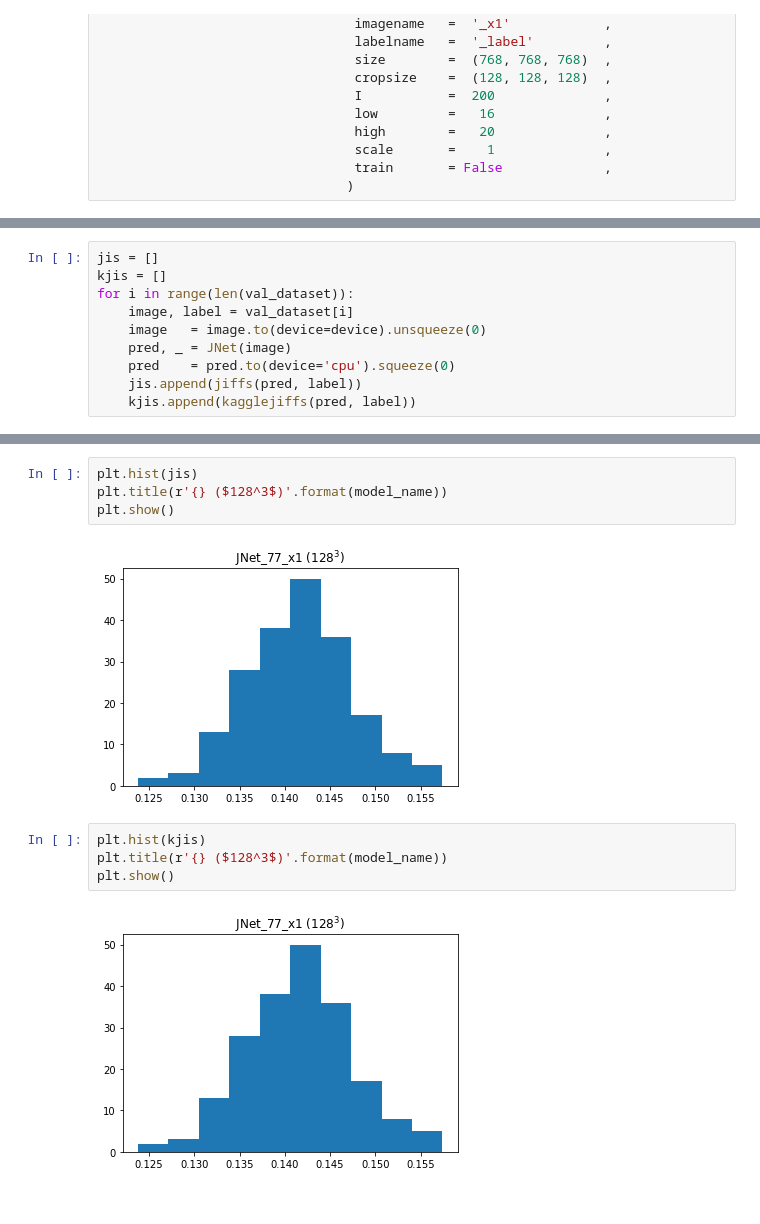
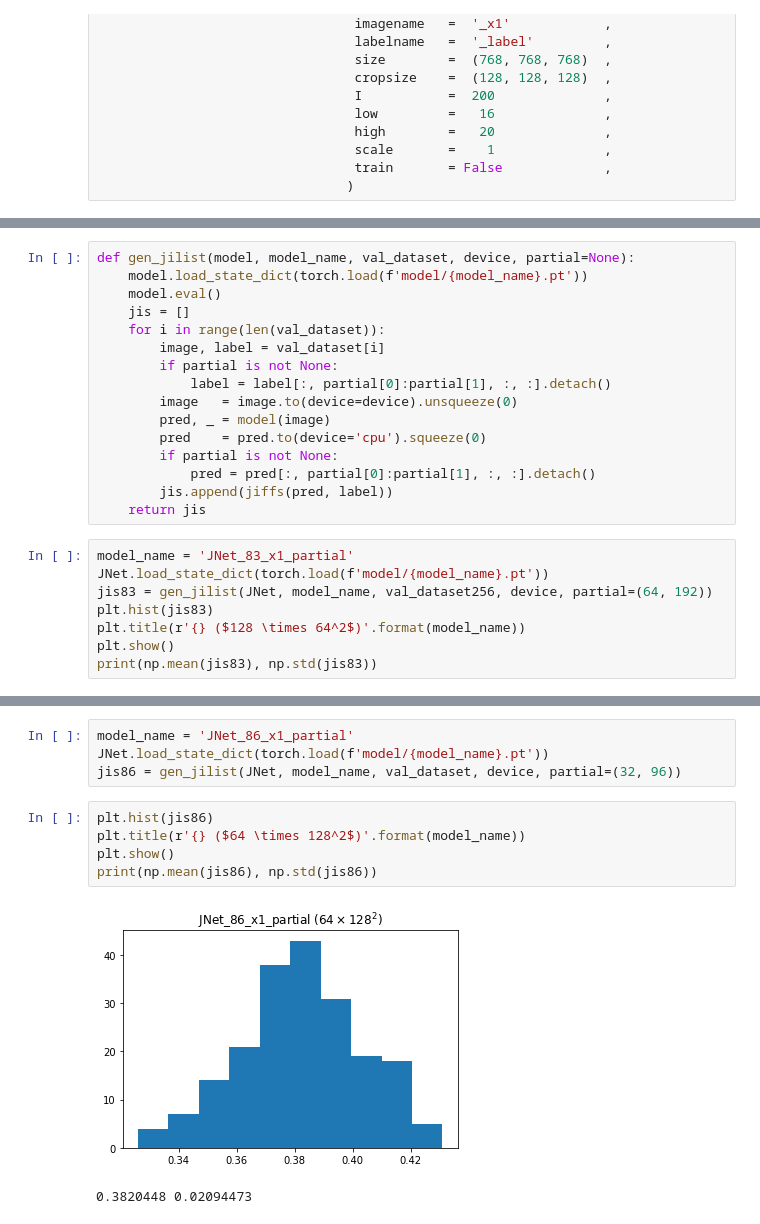
Before and after one commit to HaLU-9000/JNet, a Jupyter notebook: evaluations.ipynb, the cells around one changed output, grey strips where cells are left out. Cells and saved outputs as stored; diff of their text form.

```diff
--- a/evaluations.ipynb
+++ b/evaluations.ipynb
@@ -49,10 +82,24 @@ model_name = 'JNet_77_x1'
 # %%
-jis = []
-kjis = []
-for i in range(len(val_dataset)):
-    image, label = val_dataset[i]
-    image   = image.to(device=device).unsqueeze(0)
-    pred, _ = JNet(image)
-    pred    = pred.to(device='cpu').squeeze(0)
-    jis.append(jiffs(pred, label))
-    kjis.append(kagglejiffs(pred, label))
+def gen_jilist(model, model_name, val_dataset, device, partial=None):
+    model.load_state_dict(torch.load(f'model/{model_name}.pt'))
+    model.eval()
+    jis = []
+    for i in range(len(val_dataset)):
+        image, label = val_dataset[i]
+        if partial is not None:
+            label = label[:, partial[0]:partial[1], :, :].detach()
+        image   = image.to(device=device).unsqueeze(0)
+        pred, _ = model(image)
+        pred    = pred.to(device='cpu').squeeze(0)
+        if partial is not None:
+            pred = pred[:, partial[0]:partial[1], :, :].detach()
+        jis.append(jiffs(pred, label))
+    return jis
+# %%
+model_name = 'JNet_83_x1_partial'
+JNet.load_state_dict(torch.load(f'model/{model_name}.pt'))
+jis83 = gen_jilist(JNet, model_name, val_dataset256, device, partial=(64, 192))
+plt.hist(jis83)
+plt.title(r'{} ($128 \times 64^2$)'.format(model_name))
+plt.show()
+print(np.mean(jis83), np.std(jis83))
@@ -59,12 +109,12 @@ for i in range(len(val_dataset)):
+# %%
+model_name = 'JNet_86_x1_partial'
+JNet.load_state_dict(torch.load(f'model/{model_name}.pt'))
+jis86 = gen_jilist(JNet, model_name, val_dataset, device, partial=(32, 96))
 # %%
-plt.hist(jis)
-plt.title(r'{} ($128^3$)'.format(model_name))
+plt.hist(jis86)
+plt.title(r'{} ($64 \times 128^2$)'.format(model_name))
 plt.show()
+print(np.mean(jis86), np.std(jis86))
 # %% [output]
-[figure, old version]
+[figure, new version]
+0.3820448 0.02094473
-# %%
-plt.hist(kjis)
-plt.title(r'{} ($128^3$)'.format(model_name))
-plt.show()
-# %% [output]
-[figure, removed]
```
Also changed, not shown: parts of 16 cells of this notebook, 1 other file.
